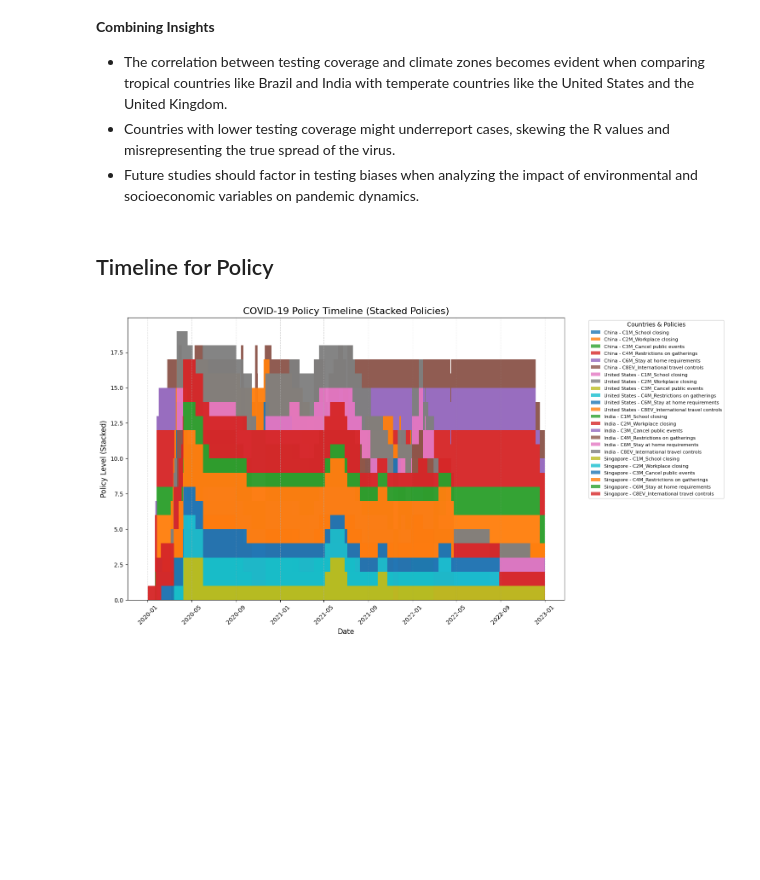
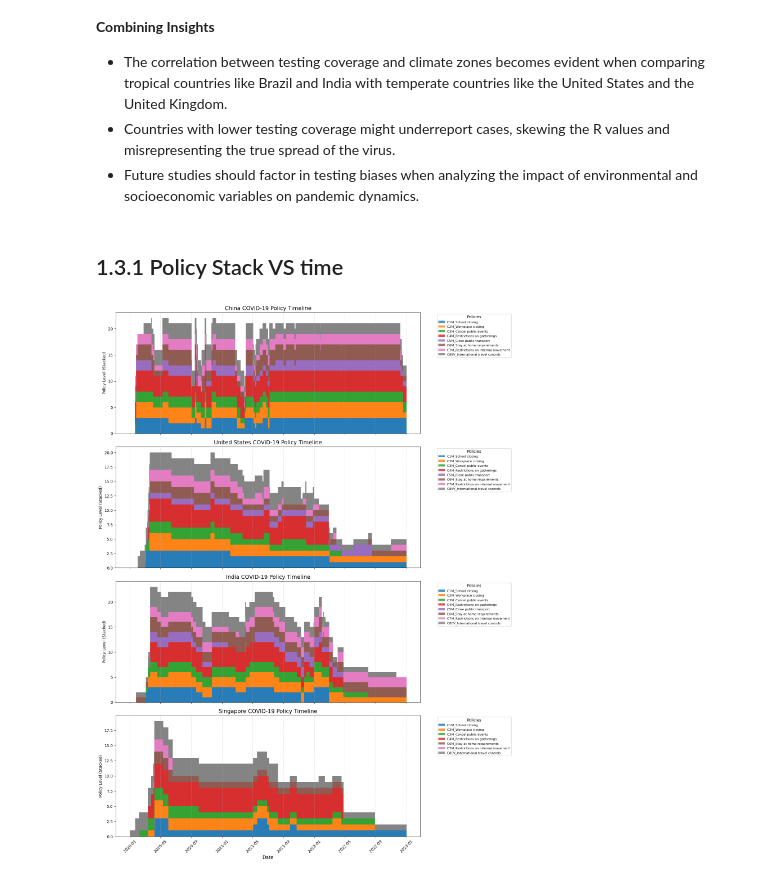
Before and after one commit to Kirigaya-Suguha/Final_Project_6, a Jupyter notebook: q1_chengyaoyu.ipynb, the cells around one changed output. Drawn from its saved outputs; the diff is of its cells as text; code cells hidden in the pictures; blank space fills up the shorter version.

```diff
--- a/q1_chengyaoyu.ipynb
+++ b/q1_chengyaoyu.ipynb
@@ -1505,58 +1506,66 @@ See the caveats in the documentation: https://pandas.pydata.org/pandas-docs/stab
 - The correlation between testing coverage and climate zones becomes evident when comparing tropical countries like Brazil and India with temperate countries like the United States and the United Kingdom.
 - Countries with lower testing coverage might underreport cases, skewing the R values and misrepresenting the true spread of the virus.
 - Future studies should factor in testing biases when analyzing the impact of environmental and socioeconomic variables on pandemic dynamics.
-# %% [markdown]
-## Timeline for Policy
+# %% [markdown]
+## 1.3.1 Policy Stack VS time
 # %%
 import pandas as pd
 import matplotlib.pyplot as plt
 
-# Load dataset
+# Load the dataset
 data = pd.read_csv('OxCGRT_compact_national_v1.csv')
 
-# Filter for selected countries and policies
+# Define the countries and main policy indicators (excluding flags)
 countries = ['China', 'United States', 'India', 'Singapore']
 policy_columns = [
     'C1M_School closing', 'C2M_Workplace closing', 'C3M_Cancel public events',
-    'C4M_Restrictions on gatherings', 'C6M_Stay at home requirements',
+    'C4M_Restrictions on gatherings', 'C5M_Close public transport',
+    'C6M_Stay at home requirements', 'C7M_Restrictions on internal movement',
     'C8EV_International travel controls'
 ]
+
+# Filter for selected countries
 data = data[data['CountryName'].isin(countries)]
+
+# Convert the 'Date' column to datetime
 data['Date'] = pd.to_datetime(data['Date'], format='%Y%m%d')
 
-# Aggregate data
-data_grouped = data.groupby(['Date', 'CountryName'])[policy_columns].mean().reset_index()
+# Plot separate stacked bar charts for each country
+fig, axes = plt.subplots(len(countries), 1, figsize=(15, 20), sharex=True)
 
-# Plot stacked bar chart
-fig, ax = plt.subplots(figsize=(15, 8))
-for country in countries:
-    country_data = data_grouped[data_grouped['CountryName'] == country]
+for i, country in enumerate(countries):
+    ax = axes[i]
+    country_data = data[data['CountryName'] == country]
+
+    # Initialize the 'bottom' variable for stacking
     bottom = None
     for policy in policy_columns:
-        label = f"{country} - {policy}" if country_data[policy].any() else None
         ax.bar(
             country_data['Date'],
             country_data[policy],
-            label=label,
+            label=policy if country_data[policy].any() else None,
             bottom=bottom,
             width=2,
             alpha=0.8
         )
+        # Update the 'bottom' stack
         if bottom is None:
             bottom = country_data[policy]
         else:
             bottom += country_data[policy]
 
-# Customize plot
-ax.set_title('COVID-19 Policy Timeline (Stacked Policies)', fontsize=16)
-ax.set_xlabel('Date', fontsize=12)
-ax.set_ylabel('Policy Level (Stacked)', fontsize=12)
-ax.legend(title="Countries & Policies", bbox_to_anchor=(1.05, 1), loc='upper left', fontsize=8)
-ax.grid(axis='x', linestyle='--', alpha=0.5)
+    # Customize each subplot
+    ax.set_title(f'{country} COVID-19 Policy Timeline', fontsize=14)
+    ax.set_ylabel('Policy Level (Stacked)', fontsize=10)
+    ax.grid(axis='x', linestyle='--', alpha=0.5)
+    ax.legend(title="Policies", loc='upper left', bbox_to_anchor=(1.05, 1), fontsize=8)
+
+# Customize the x-axis for all subplots
+axes[-1].set_xlabel('Date', fontsize=12)
 plt.xticks(rotation=45)
 plt.tight_layout()
 
-# Show plot
+# Show the plot
 plt.show()
 # %% [output]
-[figure, old version]
+[figure, new version]
```
Also changed, not shown: parts of 5 cells of this notebook, 1 other file.
